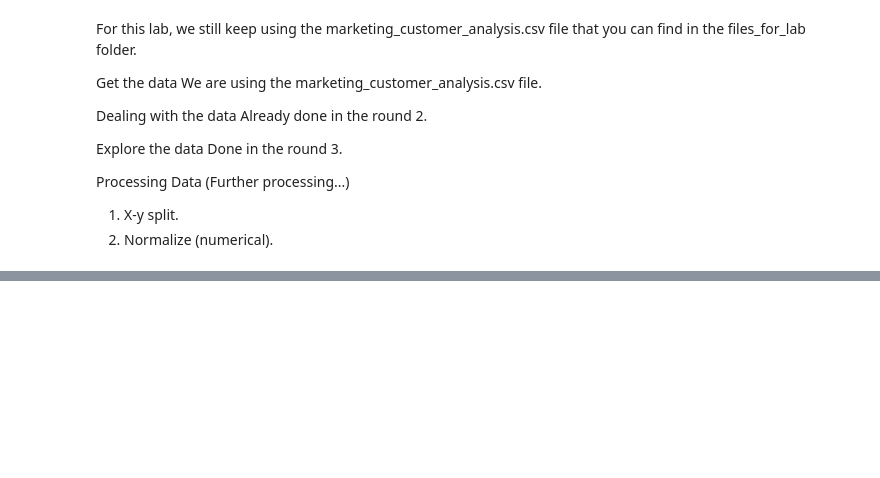
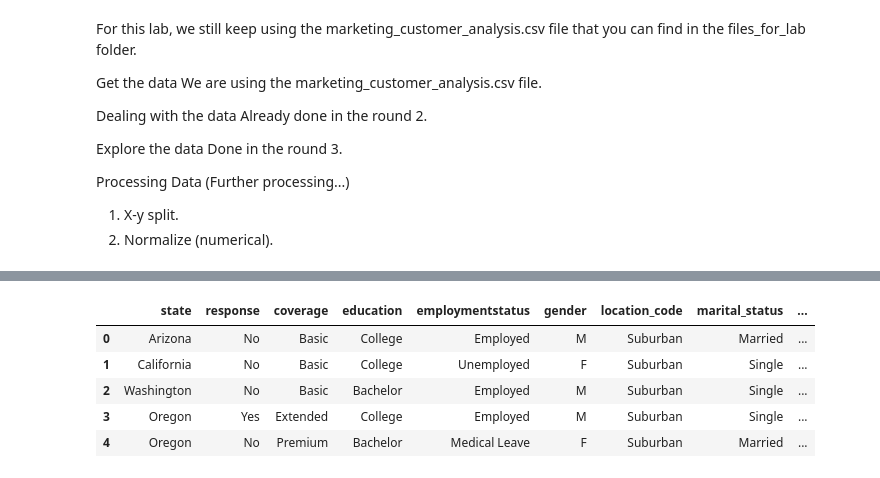
Before and after one commit to liutianxuan/lab-customer-analysis-round-2, a Jupyter notebook: lab-customer-analysis-round-2.ipynb, the cells around one changed output, grey strips where cells are left out. Cells and saved outputs as stored; diff of their text form; code cells hidden in the pictures; blank space fills up the shorter version.

```diff
--- a/lab-customer-analysis-round-2.ipynb
+++ b/lab-customer-analysis-round-2.ipynb
@@ -447,0 +465,12 @@ pd.DataFrame(x_normalized, columns=numerical.columns).corr()
+# %%
+# drop unnecassary catogorical colmuns for the model
+
+X_cat = X_cat.drop(['customer', 'effective_to_date'], axis=1)
+X_cat.head()
+# %% [output]
+|  | state | response | coverage | education | employmentstatus | gender | location_code | marital_status | ... |
+| 0 | Arizona | No | Basic | College | Employed | M | Suburban | Married | ... |
+| 1 | California | No | Basic | College | Unemployed | F | Suburban | Single | ... |
+| 2 | Washington | No | Basic | Bachelor | Employed | M | Suburban | Single | ... |
+| 3 | Oregon | Yes | Extended | College | Employed | M | Suburban | Single | ... |
+| 4 | Oregon | No | Premium | Bachelor | Medical Leave | F | Suburban | Married | ... |
```
Also changed, not shown: parts of 16 cells of this notebook.
